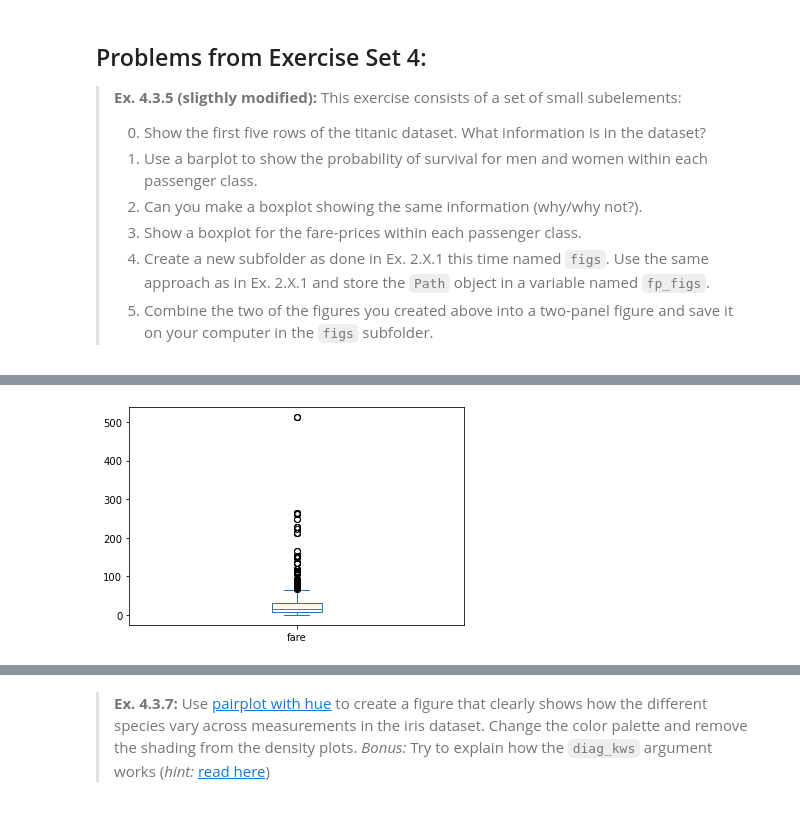
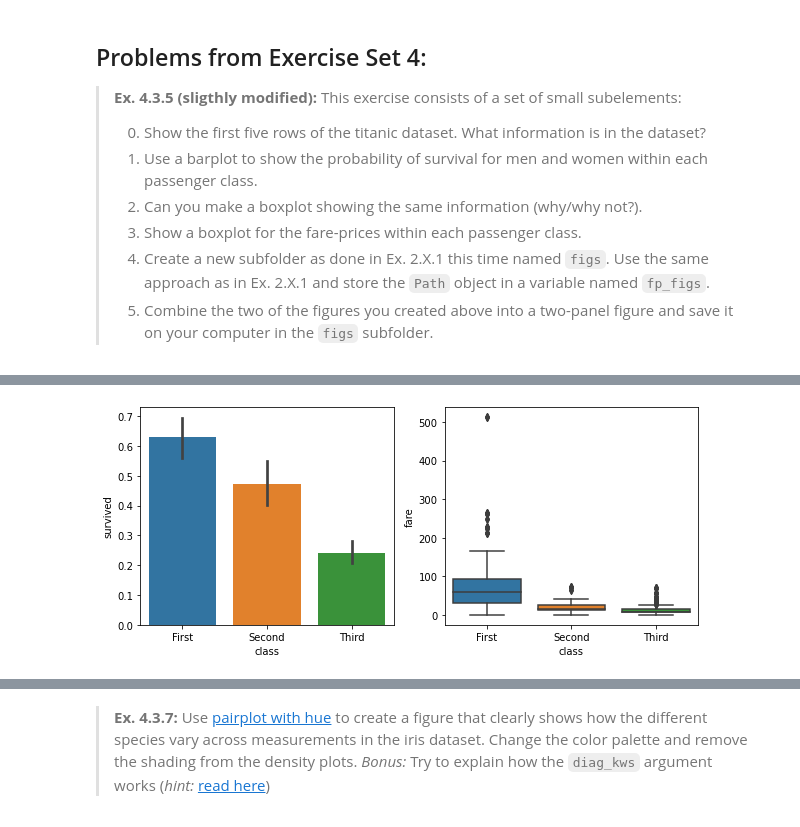
Before and after one commit to txg194/Qwe, a Jupyter notebook: Assignment 1/assignment_1.ipynb, the cells around one changed output, grey strips where cells are left out. Cells and saved outputs as stored; diff of their text form; code cells hidden in the pictures.

```diff
--- a/Assignment 1/assignment_1.ipynb
+++ b/Assignment 1/assignment_1.ipynb
@@ -475,7 +484,11 @@ plt.show()
-# %%
-titanic["fare"].plot(kind = "box");
-# %% [output]
-[figure, removed]
+# %%
+#store figures
+f,ax = plt.subplots(1,2, figsize=(10,4))
+sns.barplot(x='class', y='survived', data=titanic, ax=ax[0])
+sns.boxplot(x='class', y='fare', data=titanic, ax=ax[1])
+plt.savefig(fp_figs / "Figures.png")
+# %% [output]
+[figure, added]
 # %% [markdown]
 > **Ex. 4.3.6:** Using the iris flower dataset, draw a scatterplot of sepal length and petal length. Include a second order polynomial fitted to the data. Add a title to the plot and rename the axis labels.
 >
```
Also changed, not shown: parts of 16 cells of this notebook.
